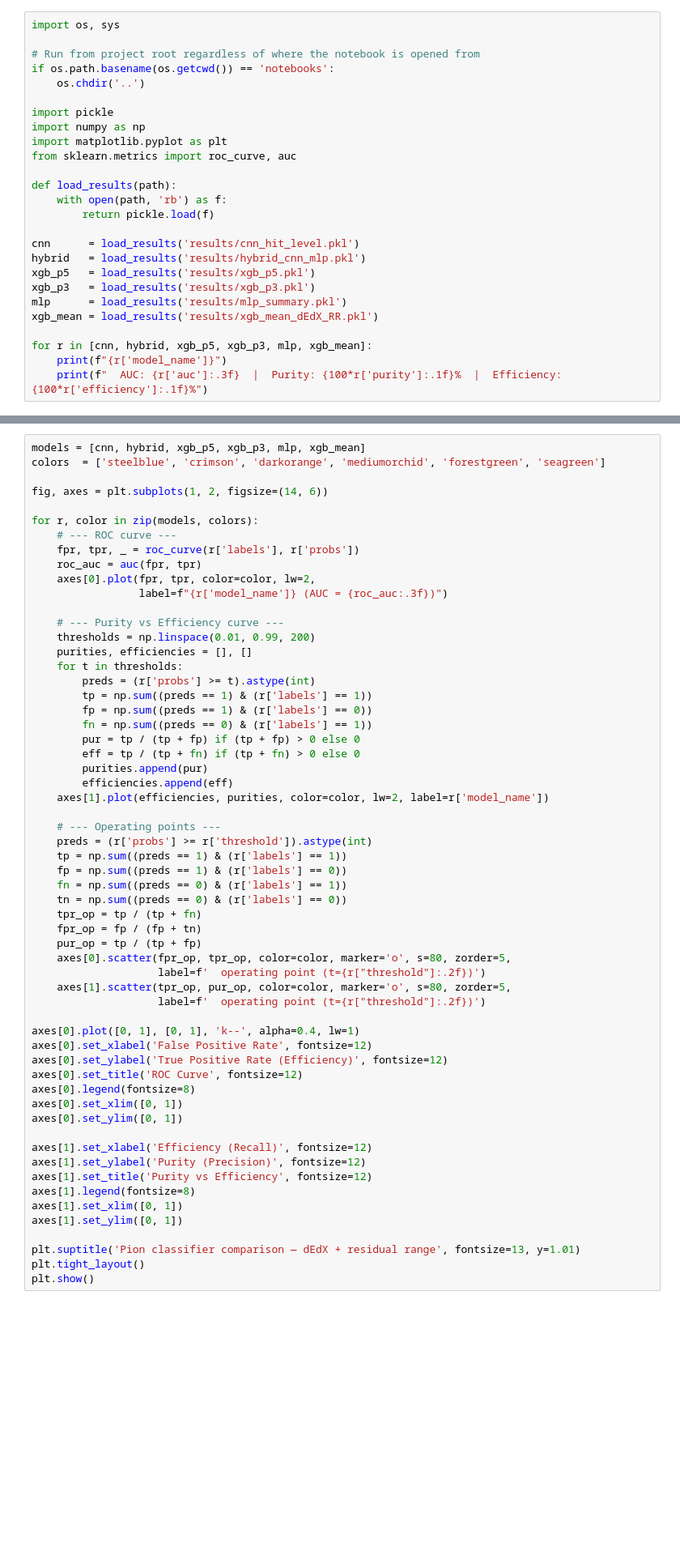
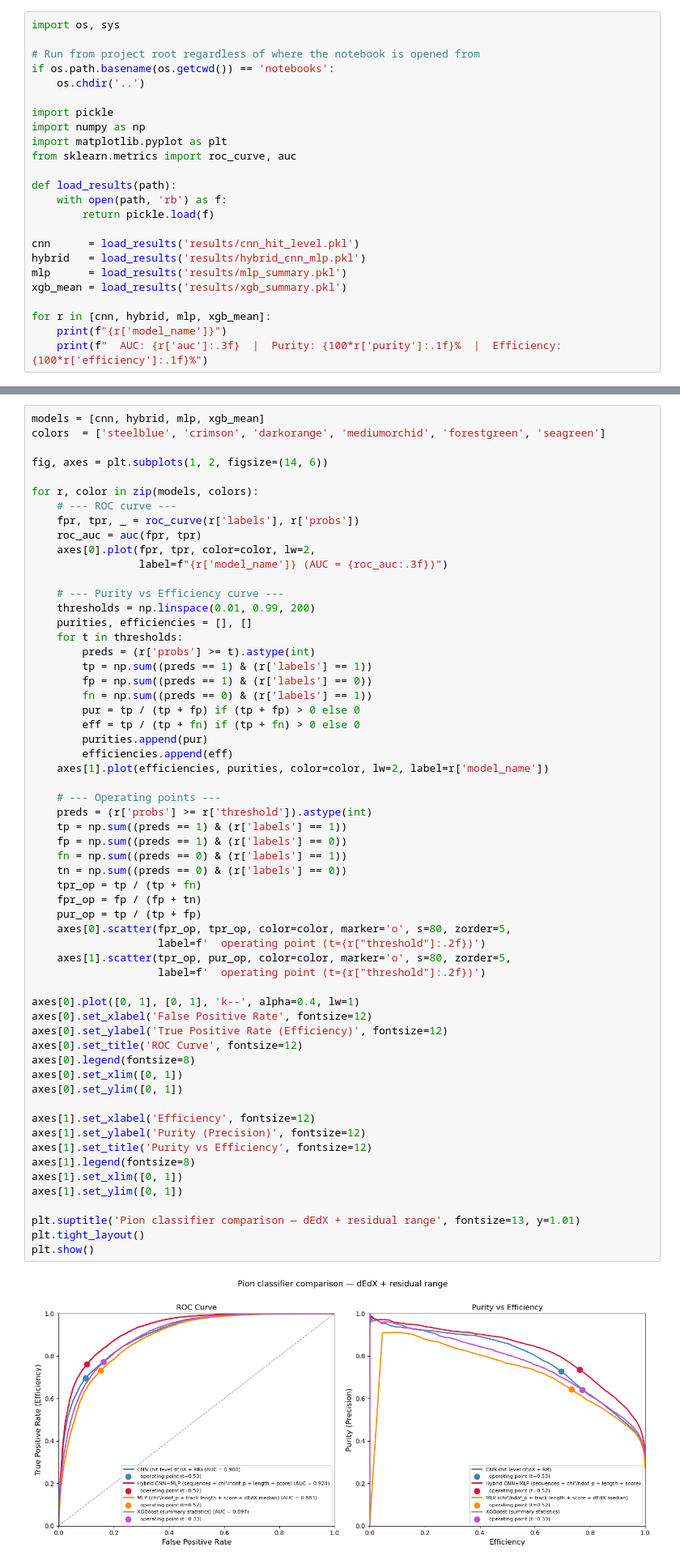
Before and after one commit to Will-Fahie/PDSP-pion-classification, a Jupyter notebook: notebooks/model-comparison.ipynb, the cells around one changed output, grey strips where cells are left out. Shown at 81% size. Saved outputs shown, nothing was run; the diff lists cells and outputs as text; blank space fills up the shorter version.

```diff
--- a/notebooks/model-comparison.ipynb
+++ b/notebooks/model-comparison.ipynb
@@ -26,11 +26,9 @@ def load_results(path):
 
 cnn      = load_results('results/cnn_hit_level.pkl')
 hybrid   = load_results('results/hybrid_cnn_mlp.pkl')
-xgb_p5   = load_results('results/xgb_p5.pkl')
-xgb_p3   = load_results('results/xgb_p3.pkl')
 mlp      = load_results('results/mlp_summary.pkl')
-xgb_mean = load_results('results/xgb_mean_dEdX_RR.pkl')
+xgb_mean = load_results('results/xgb_summary.pkl')
 
-for r in [cnn, hybrid, xgb_p5, xgb_p3, mlp, xgb_mean]:
+for r in [cnn, hybrid, mlp, xgb_mean]:
     print(f"{r['model_name']}")
     print(f"  AUC: {r['auc']:.3f}  |  Purity: {100*r['purity']:.1f}%  |  Efficiency: {100*r['efficiency']:.1f}%")
@@ -37,5 +44,5 @@ for r in [cnn, hybrid, xgb_p5, xgb_p3, mlp, xgb_mean]:
 # %%
-models = [cnn, hybrid, xgb_p5, xgb_p3, mlp, xgb_mean]
+models = [cnn, hybrid, mlp, xgb_mean]
 colors  = ['steelblue', 'crimson', 'darkorange', 'mediumorchid', 'forestgreen', 'seagreen']
 
 fig, axes = plt.subplots(1, 2, figsize=(14, 6))
@@ -65,31 +72,33 @@ for r, color in zip(models, colors):
     preds = (r['probs'] >= r['threshold']).astype(int)
     tp = np.sum((preds == 1) & (r['labels'] == 1))
     fp = np.sum((preds == 1) & (r['labels'] == 0))
     fn = np.sum((preds == 0) & (r['labels'] == 1))
     tn = np.sum((preds == 0) & (r['labels'] == 0))
     tpr_op = tp / (tp + fn)
     fpr_op = fp / (fp + tn)
     pur_op = tp / (tp + fp)
     axes[0].scatter(fpr_op, tpr_op, color=color, marker='o', s=80, zorder=5,
                     label=f'  operating point (t={r["threshold"]:.2f})')
     axes[1].scatter(tpr_op, pur_op, color=color, marker='o', s=80, zorder=5,
                     label=f'  operating point (t={r["threshold"]:.2f})')
 
 axes[0].plot([0, 1], [0, 1], 'k--', alpha=0.4, lw=1)
 axes[0].set_xlabel('False Positive Rate', fontsize=12)
 axes[0].set_ylabel('True Positive Rate (Efficiency)', fontsize=12)
 axes[0].set_title('ROC Curve', fontsize=12)
 axes[0].legend(fontsize=8)
 axes[0].set_xlim([0, 1])
 axes[0].set_ylim([0, 1])
 
-axes[1].set_xlabel('Efficiency (Recall)', fontsize=12)
+axes[1].set_xlabel('Efficiency', fontsize=12)
 axes[1].set_ylabel('Purity (Precision)', fontsize=12)
 axes[1].set_title('Purity vs Efficiency', fontsize=12)
 axes[1].legend(fontsize=8)
 axes[1].set_xlim([0, 1])
 axes[1].set_ylim([0, 1])
 
 plt.suptitle('Pion classifier comparison — dEdX + residual range', fontsize=13, y=1.01)
 plt.tight_layout()
 plt.show()
+# %% [output]
+[figure, added]
```
Also changed, not shown: parts of 1 cell of this notebook, 8 other files.
